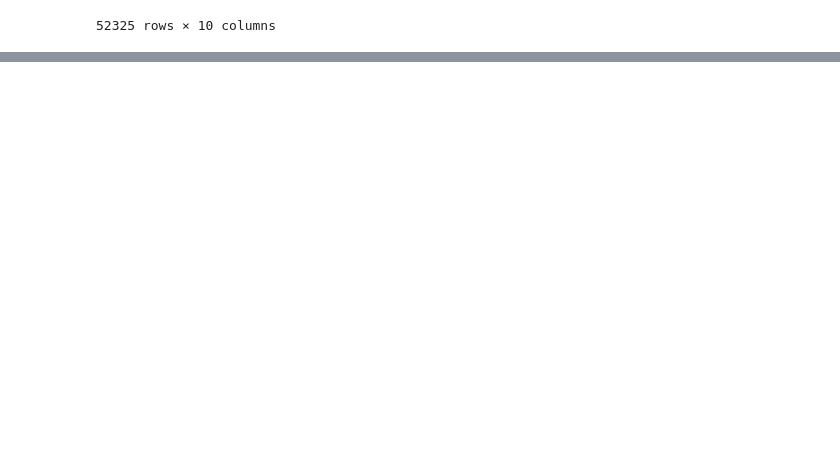
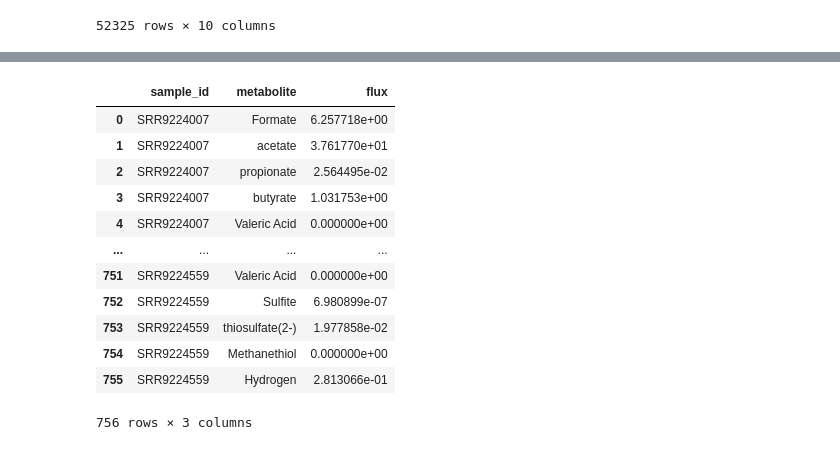
Before and after one commit to urtecholabucsd/FMT, a Jupyter notebook: goll_et.al_2020_IBS_FMT/preprocess.ipynb, the cells around one changed output, grey strips where cells are left out. Saved outputs shown, nothing was run; the diff lists cells and outputs as text; code cells hidden in the pictures; blank space fills up the shorter version.

```diff
--- a/goll_et.al_2020_IBS_FMT/preprocess.ipynb
+++ b/goll_et.al_2020_IBS_FMT/preprocess.ipynb
@@ -255,0 +322,6 @@ interactions_res_simulated.to_csv('./models_simulated/interactions_western_simul
+# %%
+res_FMT = load_results('./models/res_western.zip')
+openbiome_res = load_results('./openbiome_models/res_western_openbiome.zip')
+
+interaction_FMT = pd.read_csv('./models/interactions_western.csv')
+interaction_openbiome = pd.read_csv('./openbiome_models/res_interactions_openbiome.csv')
@@ -255,0 +443,56 @@ interactions_res_simulated.to_csv('./models_simulated/interactions_western_simul
+# %%
+# calculate SCFA production for all openbiome donors
+metabolites = {
+    'Formate': 'for[e]',
+    'acetate': 'ac[e]',
+    'propionate': 'ppa[e]',
+    'butyrate': 'but[e]',
+    'Valeric Acid': 'M03134[e]',
+    'Sulfite': 'so3[e]',
+    'thiosulfate(2-)': 'tsul[e]',
+    'Methanethiol': 'ch4s[e]',
+    'Hydrogen': 'h2[e]',
+}
+
+ex_metabolites = openbiome_res.exchanges[openbiome_res.exchanges.metabolite.isin(metabolites.values())].copy()
+ex_metabolites = ex_metabolites.query('taxon != "medium" and direction == "export"')
+ex_metabolites['flux'] = ex_metabolites['flux'] * ex_metabolites['abundance']
+ex_metabolites = (
+    ex_metabolites
+    .groupby(['sample_id', 'metabolite'], as_index=False)
+    .agg({'flux': 'sum'})
+)
+
+unique_samples = ex_metabolites['sample_id'].unique()
+unique_metabolites = list(metabolites.values())
+
+template = pd.MultiIndex.from_product(
+    [unique_samples, unique_metabolites],
+    names=['sample_id', 'metabolite']
+).to_frame(index=False)
+
+ex_metabolites = (
+    template
+    .merge(ex_metabolites[['metabolite', 'sample_id', 'flux']],
+           on=['sample_id', 'metabolite'],
+           how='left')
+    .fillna(0)
+)
+
+id2metabolites = {v: k for k, v in metabolites.items()}
+ex_metabolites['metabolite'] = ex_metabolites['metabolite'].map(id2metabolites)
+ex_metabolites
+# %% [output]
+|  | sample_id | metabolite | flux |
+| 0 | SRR9224007 | Formate | 6.257718e+00 |
+| 1 | SRR9224007 | acetate | 3.761770e+01 |
+| 2 | SRR9224007 | propionate | 2.564495e-02 |
+| 3 | SRR9224007 | butyrate | 1.031753e+00 |
+| 4 | SRR9224007 | Valeric Acid | 0.000000e+00 |
+| ... | ... | ... | ... |
+| 751 | SRR9224559 | Valeric Acid | 0.000000e+00 |
+| 752 | SRR9224559 | Sulfite | 6.980899e-07 |
+| 753 | SRR9224559 | thiosulfate(2-) | 1.977858e-02 |
+| 754 | SRR9224559 | Methanethiol | 0.000000e+00 |
+| 755 | SRR9224559 | Hydrogen | 2.813066e-01 |
+756 rows × 3 columns
```
Also changed, not shown: parts of 9 cells of this notebook.
